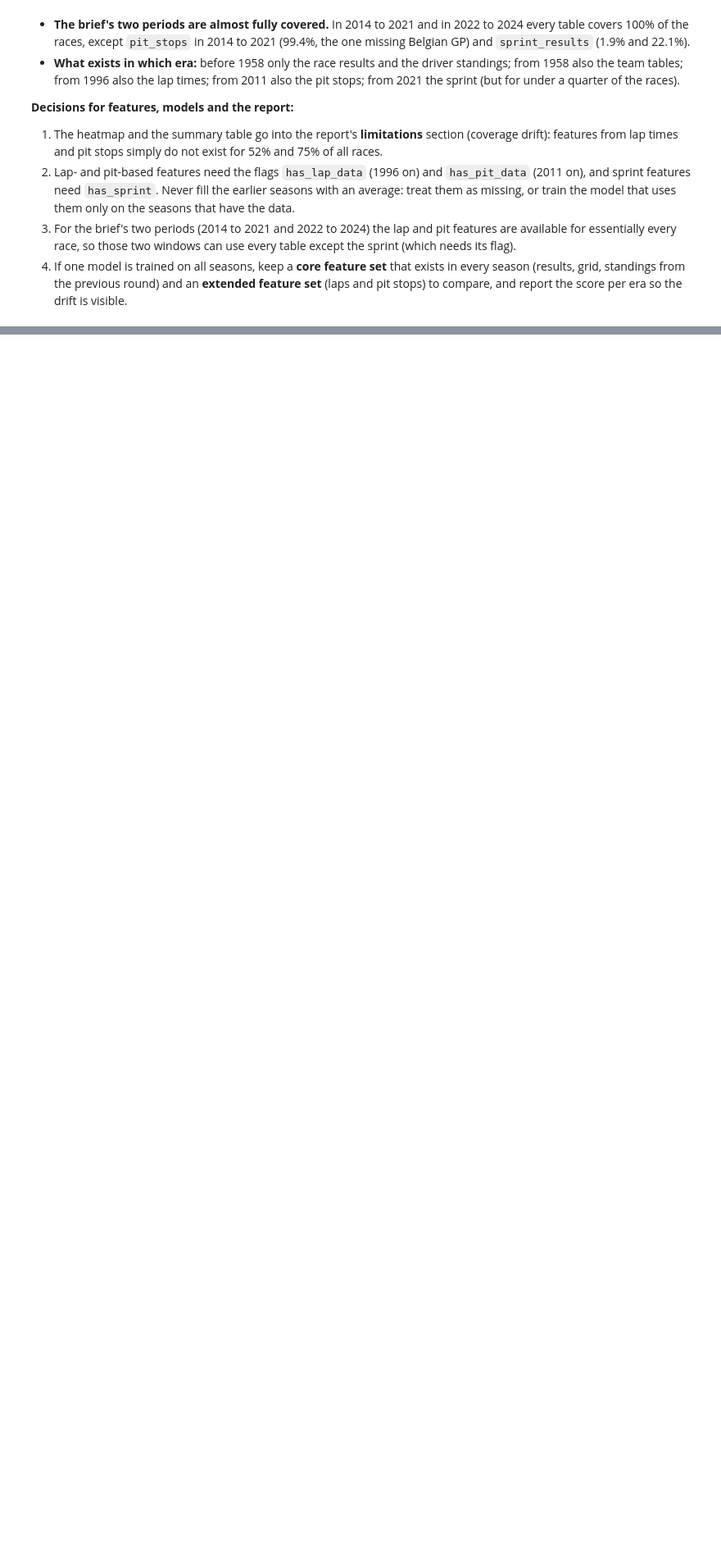
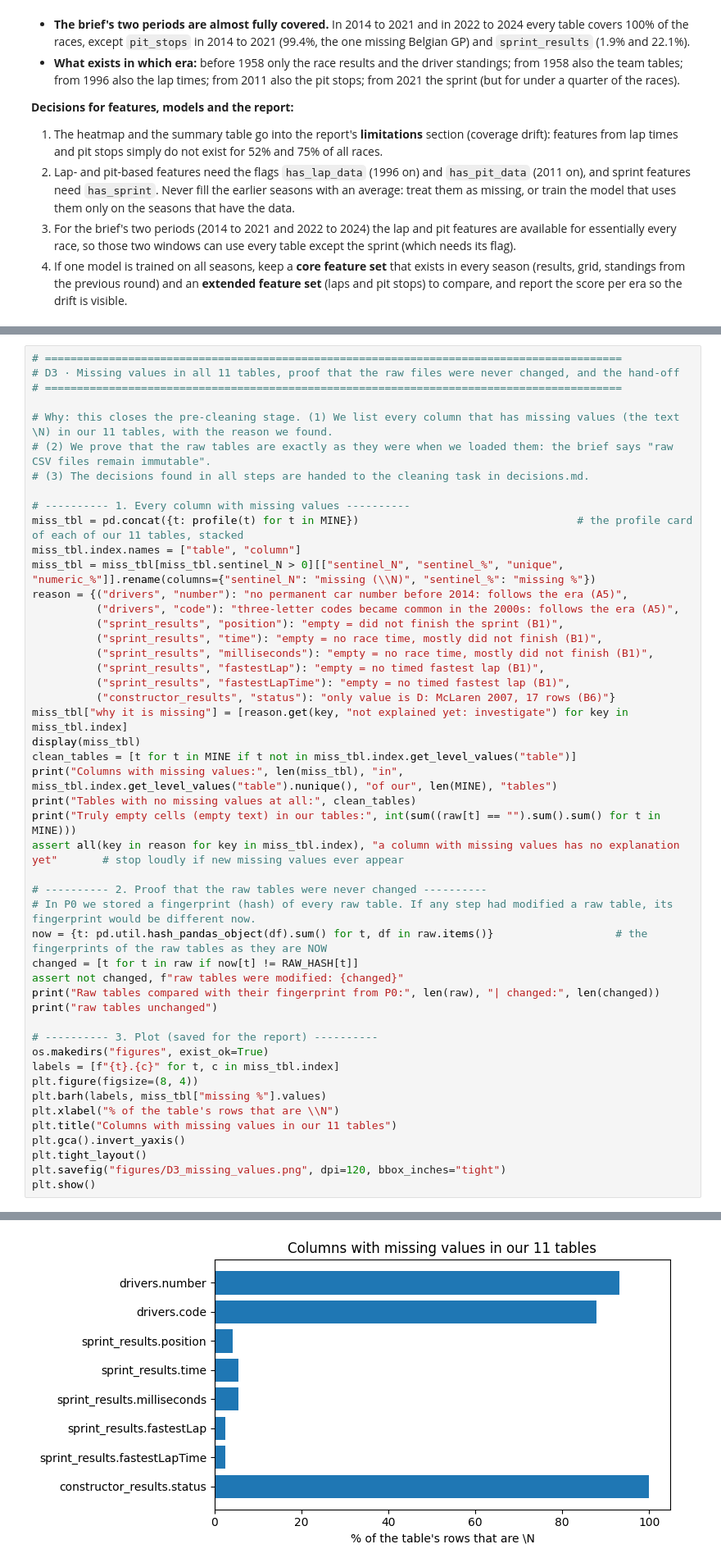
Before and after one commit to sal-tarek/ACL_F1_Predictions, a Jupyter notebook: sasa-dany-ms1-pre-cleaning.ipynb, the cells around one changed output, grey strips where cells are left out. Shown at 82% size. Drawn from its saved outputs; the diff is of its cells as text; blank space fills up the shorter version.

Commit message:
D3: 8 columns with missing values in 3 tables (all explained), raw tables unchanged (13 fingerprints), decisions.md hand-off and report figures

```diff
--- a/sasa-dany-ms1-pre-cleaning.ipynb
+++ b/sasa-dany-ms1-pre-cleaning.ipynb
@@ -3147,0 +3153,49 @@ Sprint results: share of the races of each sprint season (%): {2021: 14, 2022: 1
+# %%
+# ==========================================================================================
+# D3 · Missing values in all 11 tables, proof that the raw files were never changed, and the hand-off
+# ==========================================================================================
+
+# Why: this closes the pre-cleaning stage. (1) We list every column that has missing values (the text \N) in our 11 tables, with the reason we found.
+# (2) We prove that the raw tables are exactly as they were when we loaded them: the brief says "raw CSV files remain immutable".
+# (3) The decisions found in all steps are handed to the cleaning task in decisions.md.
+
+# ---------- 1. Every column with missing values ----------
+miss_tbl = pd.concat({t: profile(t) for t in MINE})                                  # the profile card of each of our 11 tables, stacked
+miss_tbl.index.names = ["table", "column"]
+miss_tbl = miss_tbl[miss_tbl.sentinel_N > 0][["sentinel_N", "sentinel_%", "unique", "numeric_%"]].rename(columns={"sentinel_N": "missing (\\N)", "sentinel_%": "missing %"})
+reason = {("drivers", "number"): "no permanent car number before 2014: follows the era (A5)",
+          ("drivers", "code"): "three-letter codes became common in the 2000s: follows the era (A5)",
+          ("sprint_results", "position"): "empty = did not finish the sprint (B1)",
+          ("sprint_results", "time"): "empty = no race time, mostly did not finish (B1)",
+          ("sprint_results", "milliseconds"): "empty = no race time, mostly did not finish (B1)",
+          ("sprint_results", "fastestLap"): "empty = no timed fastest lap (B1)",
+          ("sprint_results", "fastestLapTime"): "empty = no timed fastest lap (B1)",
+          ("constructor_results", "status"): "only value is D: McLaren 2007, 17 rows (B6)"}
+miss_tbl["why it is missing"] = [reason.get(key, "not explained yet: investigate") for key in miss_tbl.index]
+display(miss_tbl)
+clean_tables = [t for t in MINE if t not in miss_tbl.index.get_level_values("table")]
+print("Columns with missing values:", len(miss_tbl), "in", miss_tbl.index.get_level_values("table").nunique(), "of our", len(MINE), "tables")
+print("Tables with no missing values at all:", clean_tables)
+print("Truly empty cells (empty text) in our tables:", int(sum((raw[t] == "").sum().sum() for t in MINE)))
+assert all(key in reason for key in miss_tbl.index), "a column with missing values has no explanation yet"       # stop loudly if new missing values ever appear
+
+# ---------- 2. Proof that the raw tables were never changed ----------
+# In P0 we stored a fingerprint (hash) of every raw table. If any step had modified a raw table, its fingerprint would be different now.
+now = {t: pd.util.hash_pandas_object(df).sum() for t, df in raw.items()}                   # the fingerprints of the raw tables as they are NOW
+changed = [t for t in raw if now[t] != RAW_HASH[t]]
+assert not changed, f"raw tables were modified: {changed}"
+print("Raw tables compared with their fingerprint from P0:", len(raw), "| changed:", len(changed))
+print("raw tables unchanged")
+
+# ---------- 3. Plot (saved for the report) ----------
+os.makedirs("figures", exist_ok=True)
+labels = [f"{t}.{c}" for t, c in miss_tbl.index]
+plt.figure(figsize=(8, 4))
+plt.barh(labels, miss_tbl["missing %"].values)
+plt.xlabel("% of the table's rows that are \\N")
+plt.title("Columns with missing values in our 11 tables")
+plt.gca().invert_yaxis()
+plt.tight_layout()
+plt.savefig("figures/D3_missing_values.png", dpi=120, bbox_inches="tight")
+plt.show()
+# %% [output]
@@ -3147,0 +3217 @@ Sprint results: share of the races of each sprint season (%): {2021: 14, 2022: 1
+[figure, added]
```
Also changed, not shown: parts of 3 cells of this notebook, 25 other files.
